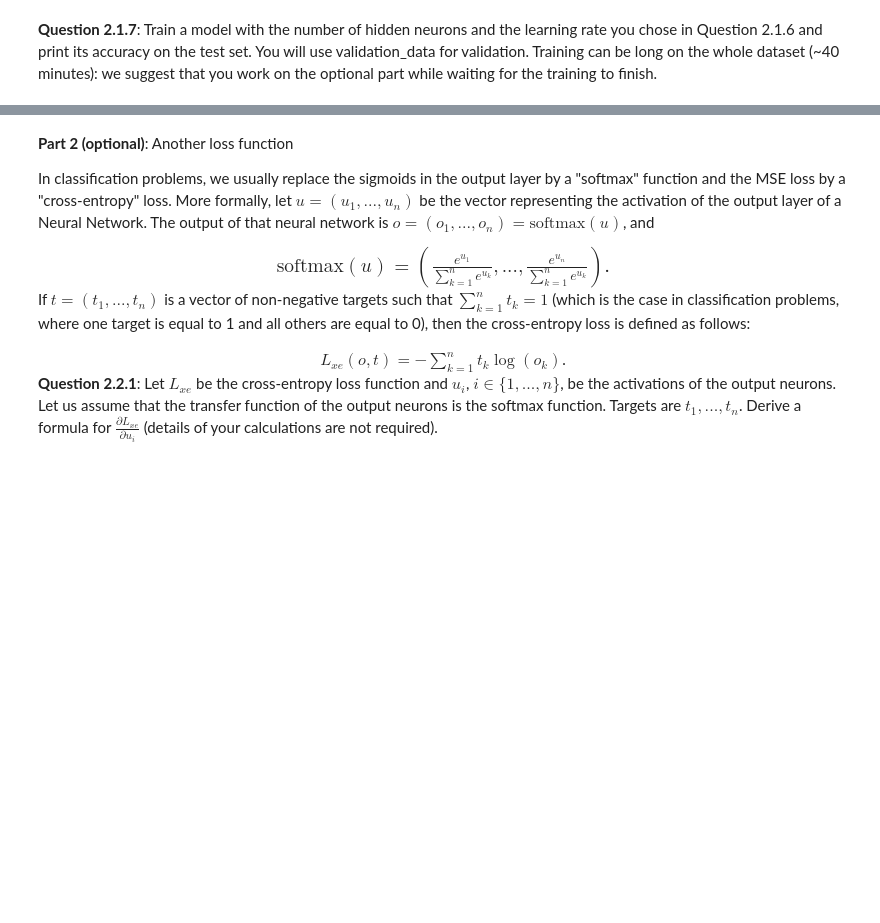
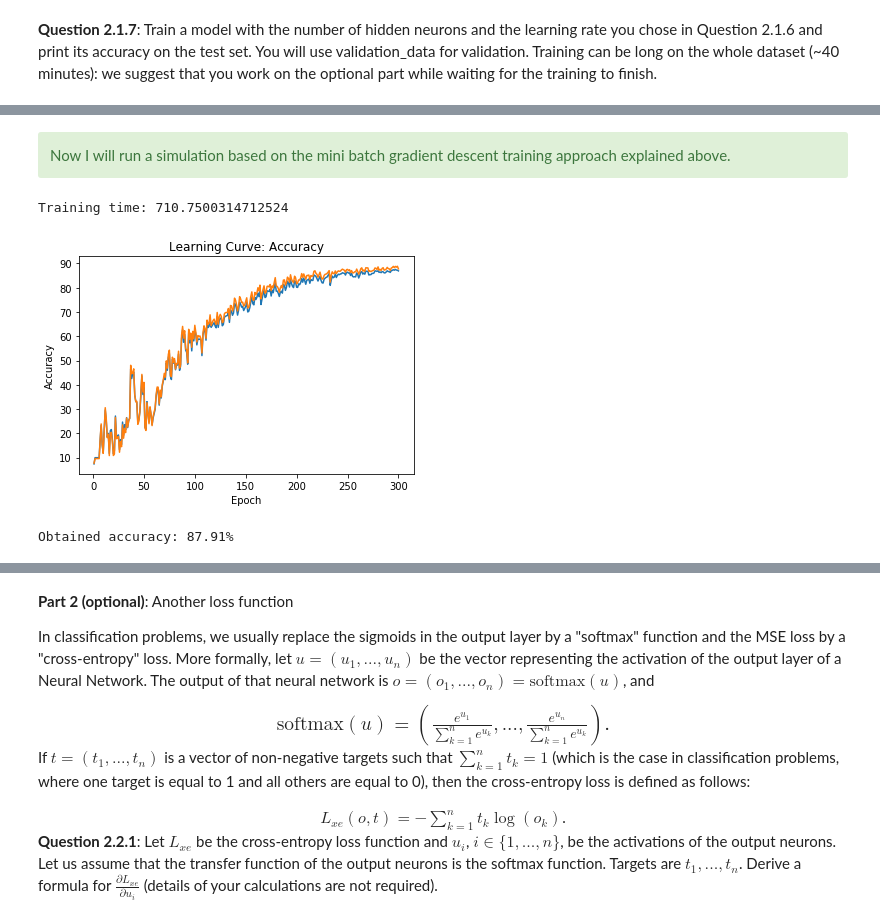
Before and after one commit to marioguerriero/deeplearning-labs, a Jupyter notebook: Lab01/Lab1_DL-Students_v3.ipynb, the cells around one changed output, grey strips where cells are left out. Saved outputs shown, nothing was run; the diff lists cells and outputs as text; code cells hidden in the pictures; blank space fills up the shorter version.

```diff
--- a/Lab01/Lab1_DL-Students_v3.ipynb
+++ b/Lab01/Lab1_DL-Students_v3.ipynb
@@ -559,0 +628,19 @@ mnist_model.train(training_data, validation_data, iterations=n_iterations, learn
+# %% [markdown]
+<div class='alert alert-success'>
+Now I will run a simulation based on the mini batch gradient descent training approach explained above.
+</div>
+# %%
+n_iterations = 300
+batch_size = 100
+
+mnist_model = NeuralNetwork(784, hidden_layer_n, 10)
+mnist_model.train_mb(training_data, validation_data, iterations=n_iterations, learning_rate=learning_rate, mb_size=batch_size)
+# %% [output]
+Training time: 710.7500314712524
+[figure, added]
+# %%
+# Compute accuracy
+acc = mnist_model.predict(test_data) / 100
+print('Obtained accuracy: {}%\n'.format(acc))
+# %% [output]
+Obtained accuracy: 87.91%
```
Also changed, not shown: parts of 14 cells of this notebook, 1 other file.
